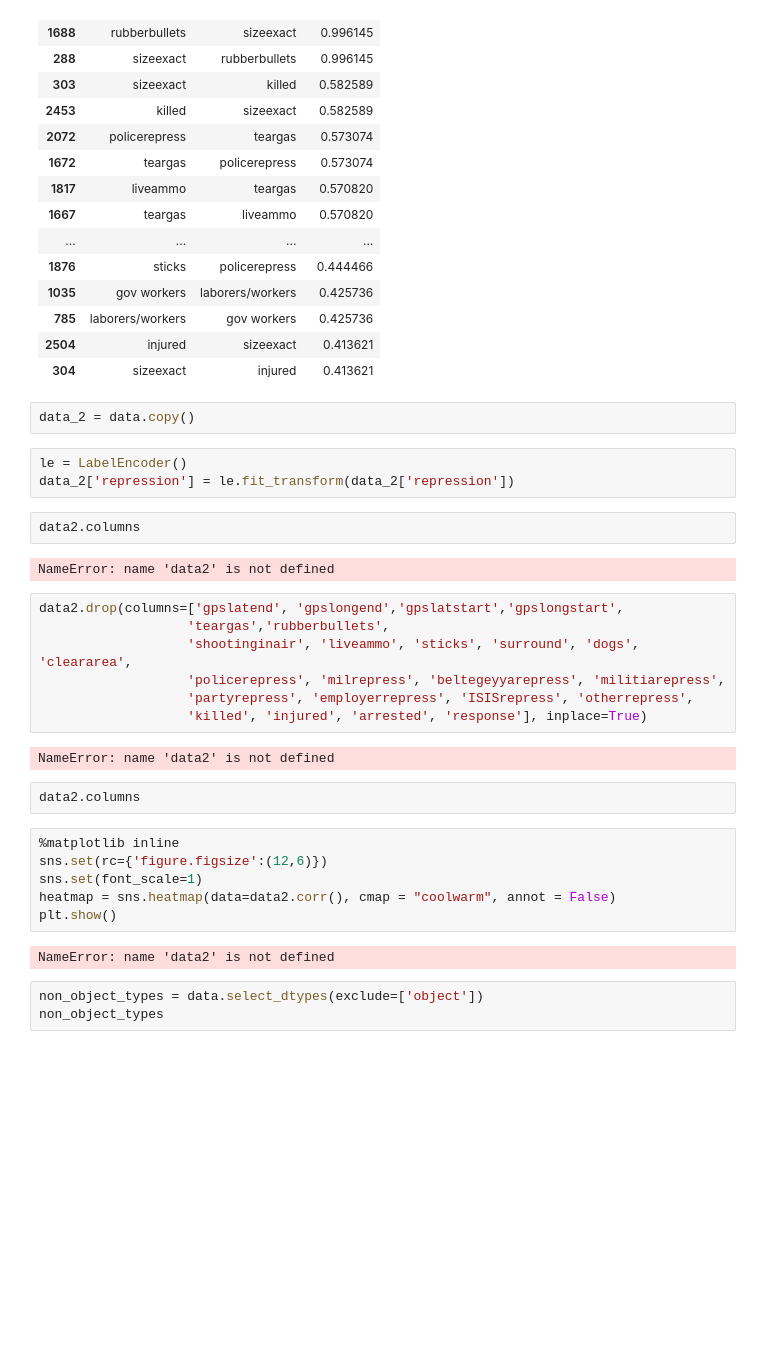
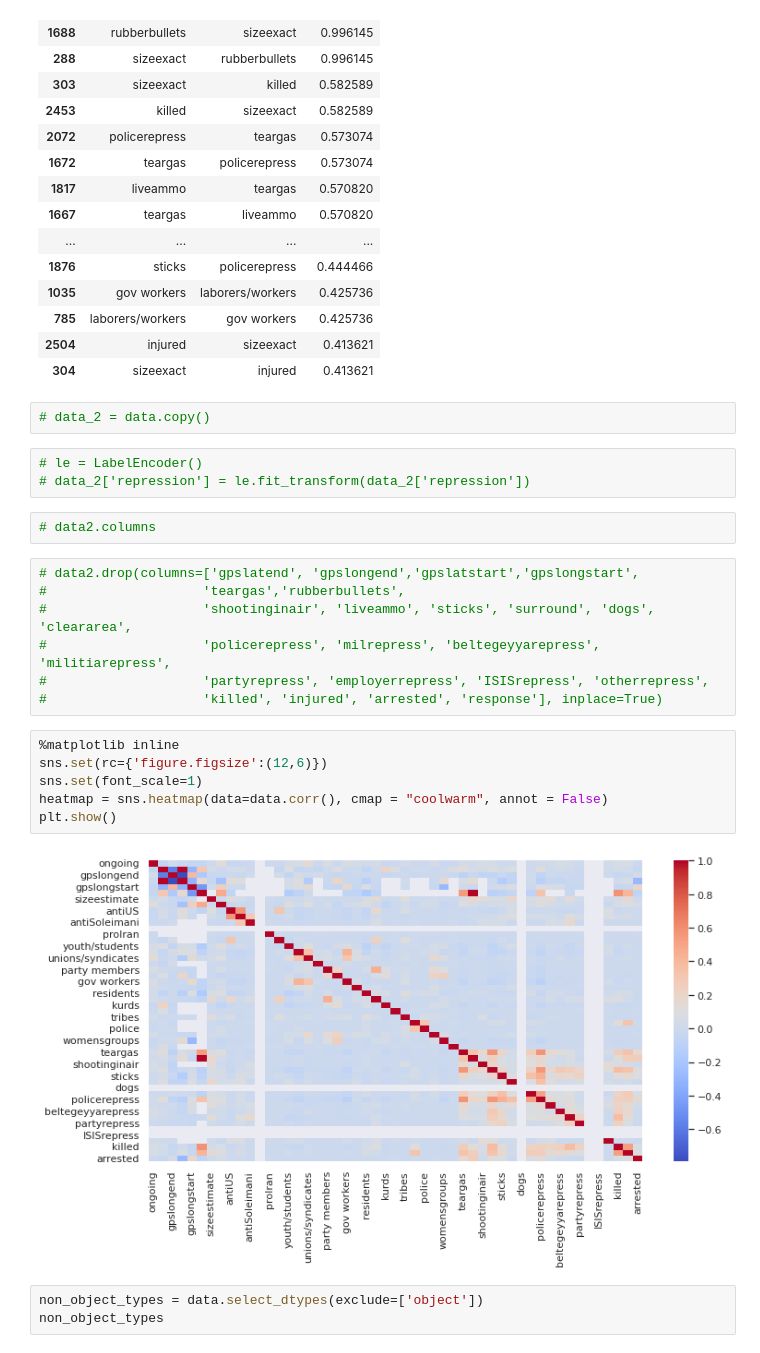
Before and after one commit to NoahDarwich/portest, a Jupyter notebook: notebooks/iraq_exploration.ipynb, the cells around one changed output. Drawn from its saved outputs; the diff is of its cells as text; blank space fills up the shorter version.

Commit message:
pushed plots

```diff
--- a/notebooks/iraq_exploration.ipynb
+++ b/notebooks/iraq_exploration.ipynb
@@ -73,33 +75,27 @@ corr_df[corr_df['correlation']>0.4]
 | 2504 | injured | sizeexact | 0.413621 |
 | 304 | sizeexact | injured | 0.413621 |
 # %%
-data_2 = data.copy()
+# data_2 = data.copy()
 # %%
-le = LabelEncoder()
-data_2['repression'] = le.fit_transform(data_2['repression'])
+# le = LabelEncoder()
+# data_2['repression'] = le.fit_transform(data_2['repression'])
 # %%
-data2.columns
+# data2.columns
-# %% [output]
-NameError: name 'data2' is not defined
 # %%
-data2.drop(columns=['gpslatend', 'gpslongend','gpslatstart','gpslongstart',
-                   'teargas','rubberbullets',
-                   'shootinginair', 'liveammo', 'sticks', 'surround', 'dogs', 'cleararea',
-                   'policerepress', 'milrepress', 'beltegeyyarepress', 'militiarepress',
-                   'partyrepress', 'employerrepress', 'ISISrepress', 'otherrepress',
-                   'killed', 'injured', 'arrested', 'response'], inplace=True)
+# data2.drop(columns=['gpslatend', 'gpslongend','gpslatstart','gpslongstart',
+#                    'teargas','rubberbullets',
+#                    'shootinginair', 'liveammo', 'sticks', 'surround', 'dogs', 'cleararea',
+#                    'policerepress', 'milrepress', 'beltegeyyarepress', 'militiarepress',
+#                    'partyrepress', 'employerrepress', 'ISISrepress', 'otherrepress',
+#                    'killed', 'injured', 'arrested', 'response'], inplace=True)
-# %% [output]
-NameError: name 'data2' is not defined
-# %%
-data2.columns
 # %%
 %matplotlib inline
 sns.set(rc={'figure.figsize':(12,6)})
 sns.set(font_scale=1)
-heatmap = sns.heatmap(data=data2.corr(), cmap = "coolwarm", annot = False)
+heatmap = sns.heatmap(data=data.corr(), cmap = "coolwarm", annot = False)
 plt.show()
 # %% [output]
-NameError: name 'data2' is not defined
+[figure, added]
 # %%
 non_object_types = data.select_dtypes(exclude=['object'])
 non_object_types
```
Also changed, not shown: parts of 36 cells of this notebook, 13 other files.
